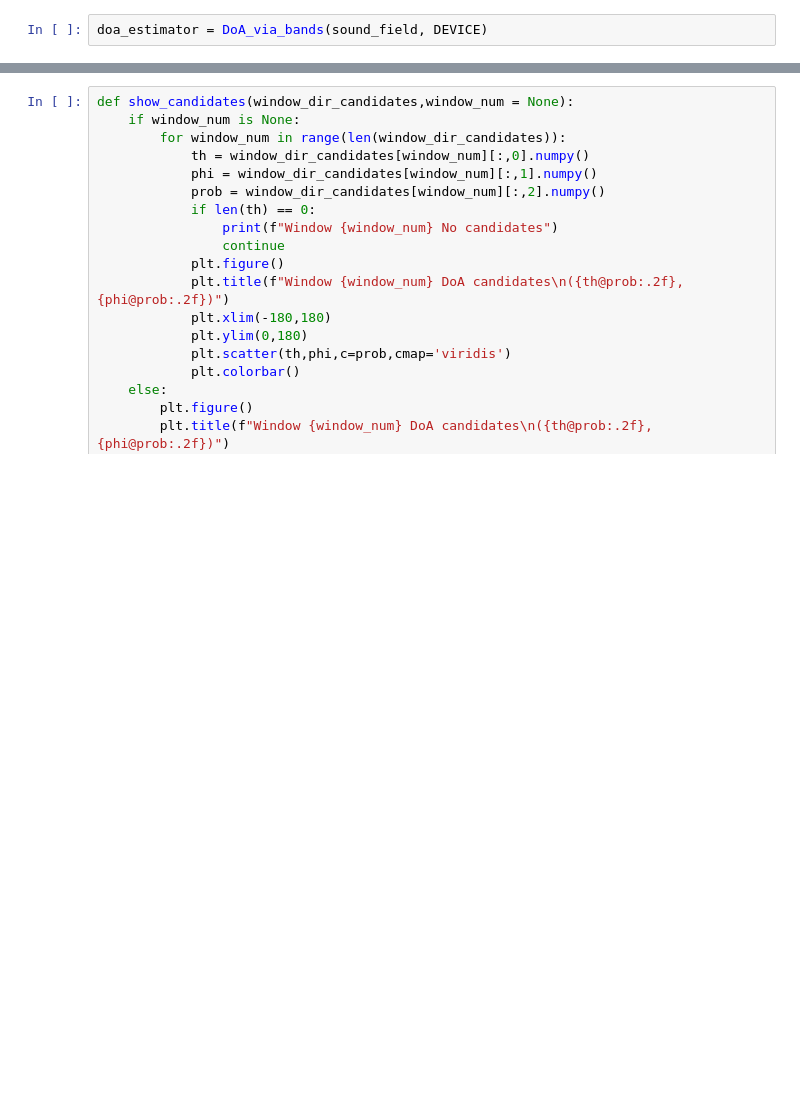
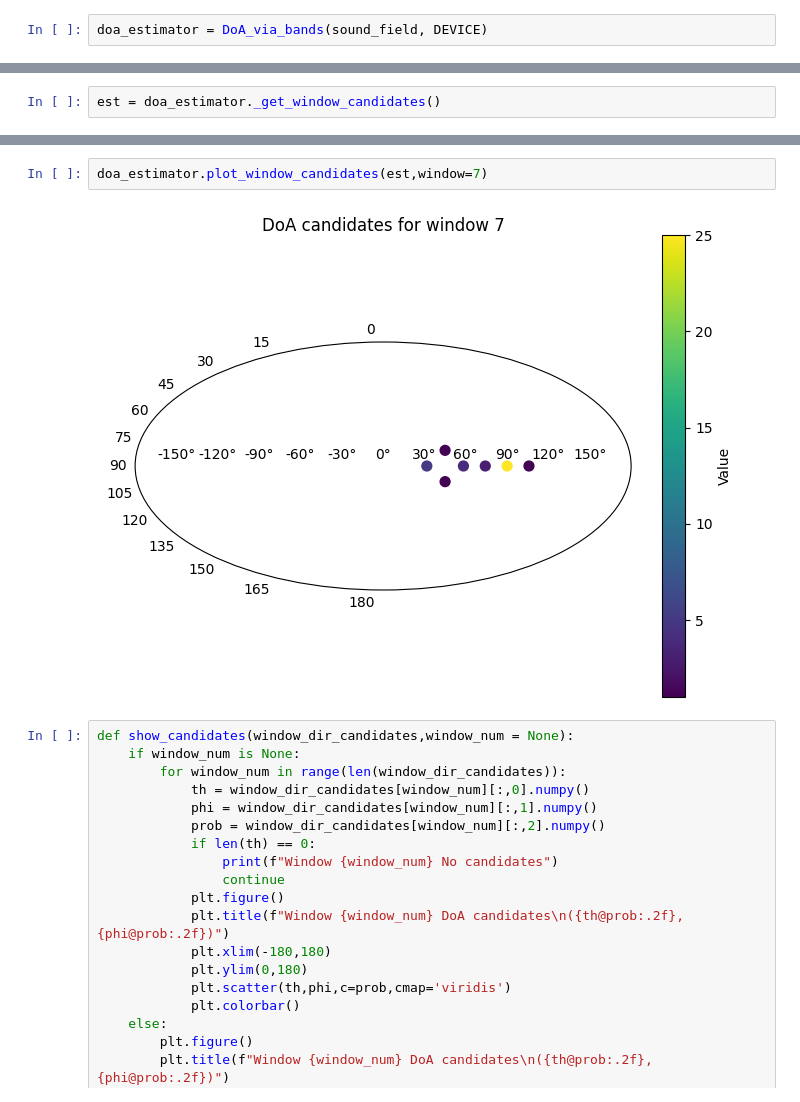
Before and after one commit to Amitmils/AmbisonicUpscaling, a Jupyter notebook: run_script.ipynb, the cells around one changed output, grey strips where cells are left out. Drawn from its saved outputs; the diff is of its cells as text; blank space fills up the shorter version.

Commit message:
added plot candidates

```diff
--- a/run_script.ipynb
+++ b/run_script.ipynb
@@ -213,0 +194,2 @@ doa_estimator._get_window_candidates()
+# %%
+est = doa_estimator._get_window_candidates()
@@ -214,3 +213,7 @@ doa_estimator._get_window_candidates()
+# %%
+doa_estimator.plot_window_candidates(est,window=7)
+# %% [output]
+[figure, added]
 # %%
 def show_candidates(window_dir_candidates,window_num = None):
     if window_num is None:
```
Also changed, not shown: parts of 5 cells of this notebook, 2 other files.
